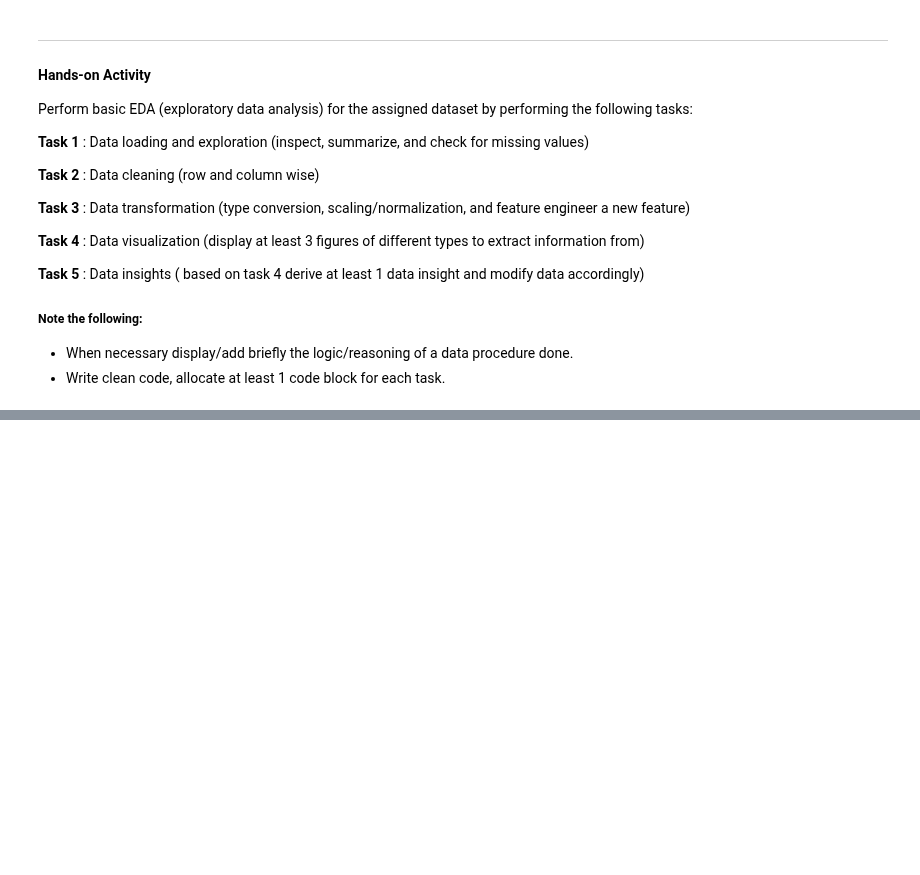
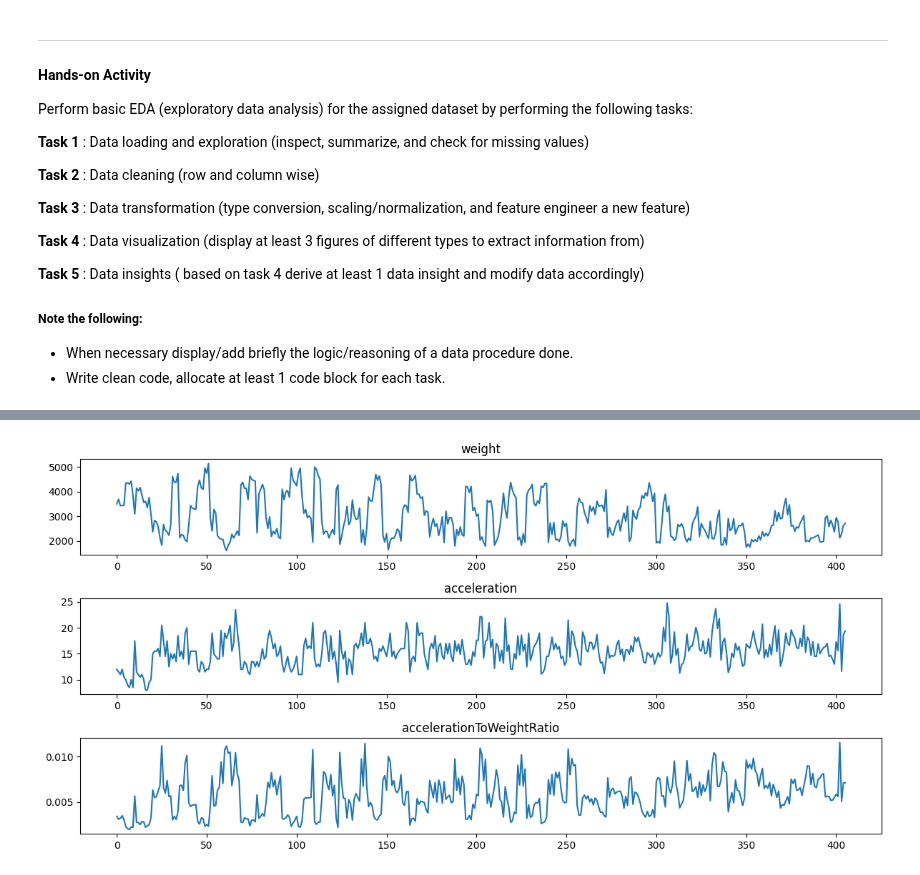
Before and after one commit to M-Hasan-Ibrahim/Data_Analysis_Lab, a Jupyter notebook: Lab_01.ipynb, the cells around one changed output, grey strips where cells are left out. Saved outputs shown, nothing was run; the diff lists cells and outputs as text; code cells hidden in the pictures; blank space fills up the shorter version.

Commit message:
finished till task4

```diff
--- a/Lab_01.ipynb
+++ b/Lab_01.ipynb
@@ -632,0 +690,3 @@ Perform basic EDA (exploratory data analysis) for the assigned dataset by perfor
+# %%
+csvTask3 = pd.read_csv("data\lab_01_A_task_3.csv")
+display(csvTask3)
@@ -632,0 +707,13 @@ Perform basic EDA (exploratory data analysis) for the assigned dataset by perfor
+# %%
+csvTask3.drop(columns=["weightAccelerationRatio"], inplace=True)
+csvTask3.to_csv("data/lab_01_A_task_3.csv", index=False)
+# %%
+#data visualization, Task 4
+import matplotlib.pyplot as plt
+fig, axes = plt.subplots(nrows=3, ncols=1, figsize=(12,6))
+csvTask3["weight"].plot(ax=axes[0], title="weight")
+csvTask3["acceleration"].plot(ax=axes[1], title="acceleration")
+csvTask3["accelerationToWeightRatio"].plot(ax=axes[2], title="accelerationToWeightRatio")
+plt.tight_layout()
+# %% [output]
+[figure, added]
```
Also changed, not shown: parts of 8 cells of this notebook, 2 other files.
